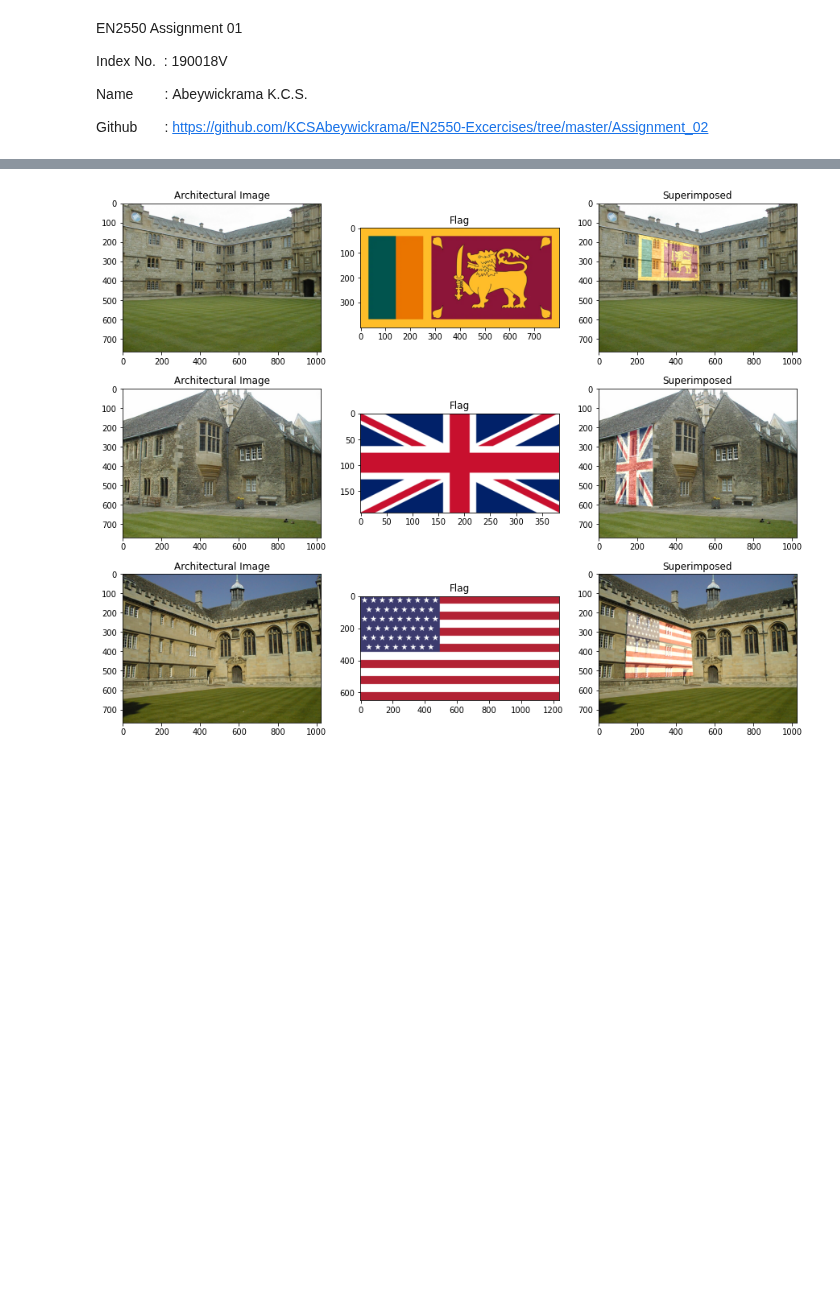
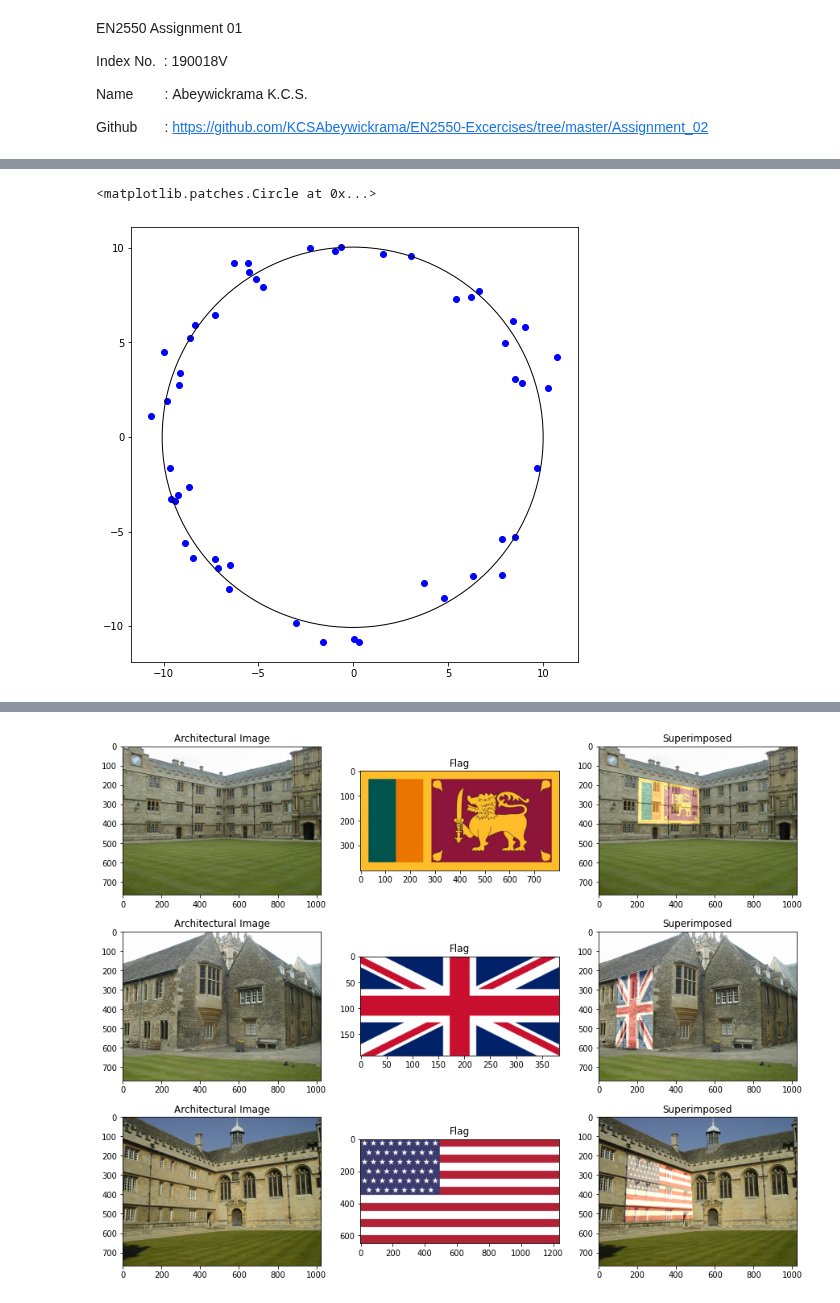
Before and after one commit to KCSAbeywickrama/EN2550-Excercises, a Jupyter notebook: Assignment_02/190018V_a02.ipynb, the cells around one changed output, grey strips where cells are left out. Drawn from its saved outputs; the diff is of its cells as text; code cells hidden in the pictures; blank space fills up the shorter version.

```diff
--- a/Assignment_02/190018V_a02.ipynb
+++ b/Assignment_02/190018V_a02.ipynb
@@ -44,3 +44,51 @@ plt.scatter(X[:,0],X[:,1])
+# %%
+#! python
+# == METHOD 1 ==
+method_1 = 'algebraic'
+
+points=X_circ
+# coordinates of the barycenter
+x,y=points[:,0],points[:,1]
+x_m = np.mean(x)
+y_m = np.mean(y)
+
+# calculation of the reduced coordinates
+u = x - x_m
+v = y - y_m
+
+# linear system defining the center (uc, vc) in reduced coordinates:
+#    Suu * uc +  Suv * vc = (Suuu + Suvv)/2
+#    Suv * uc +  Svv * vc = (Suuv + Svvv)/2
+Suv  = np.sum(u*v)
+Suu  = np.sum(u**2)
+Svv  = np.sum(v**2)
+Suuv = np.sum(u**2 * v)
+Suvv = np.sum(u * v**2)
+Suuu = np.sum(u**3)
+Svvv = np.sum(v**3)
+
+# Solving the linear system
+A = np.array([ [ Suu, Suv ], [Suv, Svv]])
+B = np.array([ Suuu + Suvv, Svvv + Suuv ])/2.0
+uc, vc = linalg.solve(A, B)
+
+xc_1 = x_m + uc
+yc_1 = y_m + vc
+
+# Calcul des distances au centre (xc_1, yc_1)
+Ri_1     = np.sqrt((x-xc_1)**2 + (y-yc_1)**2)
+R_1      = np.mean(Ri_1)
+residu_1 = np.sum((Ri_1-R_1)**2)
+
+fig,ax=plt.subplots(1,1,figsize=(8,8))
+ax.scatter(x,y,color='b')
+
+smpl_circle=plt.Circle((xc_1,yc_1),R_1,fill=False)
+
+ax.add_patch(smpl_circle)
+# %% [output]
+<matplotlib.patches.Circle at 0x...>
+[figure, added]
 # %%
 def get_circle(points):
     (x1,y1),(x2,y2),(x3,y3)=points
```
Also changed, not shown: parts of 2 cells of this notebook.
